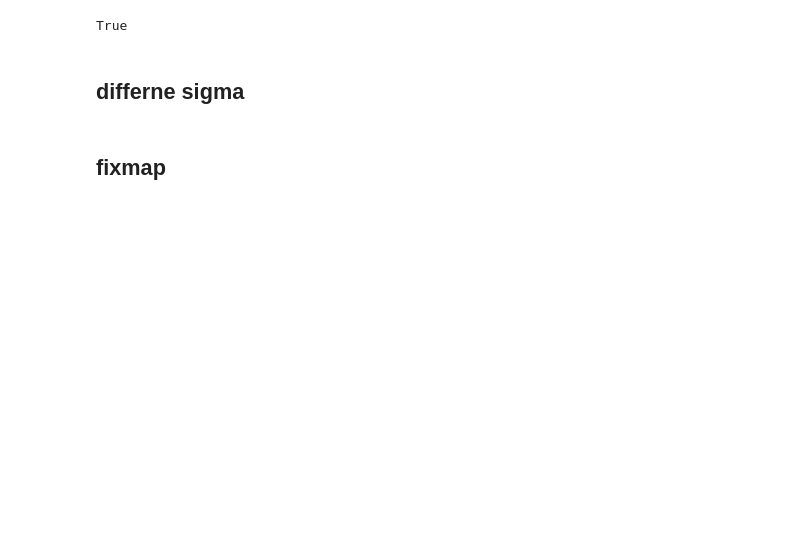
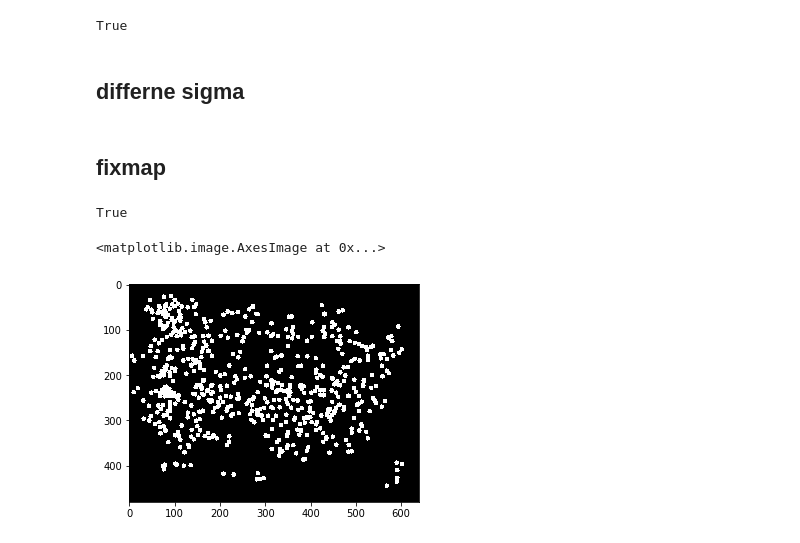
Before and after one commit to 6clc/DataRearrangement, a Jupyter notebook: fixation/叠加热力图.ipynb, the cells around one changed output. Drawn from its saved outputs; the diff is of its cells as text; code cells hidden in the pictures; blank space fills up the shorter version.

```diff
--- a/fixation/叠加热力图.ipynb
+++ b/fixation/叠加热力图.ipynb
@@ -82,5 +92,9 @@ fix_dir = f'{root_dir}/gt_fix.png'
+# %%
+fix_dir = '/Volumes/data/Projects/Papers-Projects/FGO-Net/高斯模糊图/gt_fix.png'
 # %%
 img = cv2.imread(img_dir)
 # %%
 fix = cv2.imread(fix_dir, cv2.IMREAD_GRAYSCALE)
+# %%
+aug_fix = cv2.imread(fix_dir)
 # %%
@@ -103,0 +118,9 @@ cv2.imwrite(f'{root_dir}/heatmap/gt_fix.png', img)
+# %%
+cv2.imwrite(dst_dir, aug_fix)
+# %% [output]
+True
+# %%
+plt.imshow(aug_fix, cmap='gray')
+# %% [output]
+<matplotlib.image.AxesImage at 0x...>
+[figure, added]
```
Also changed, not shown: parts of 18 cells of this notebook.
